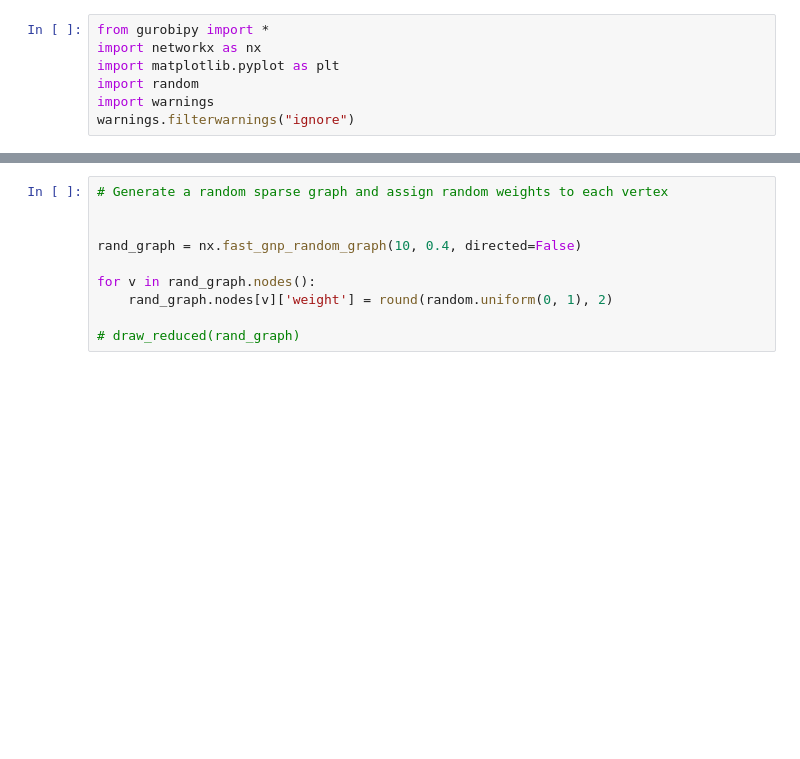
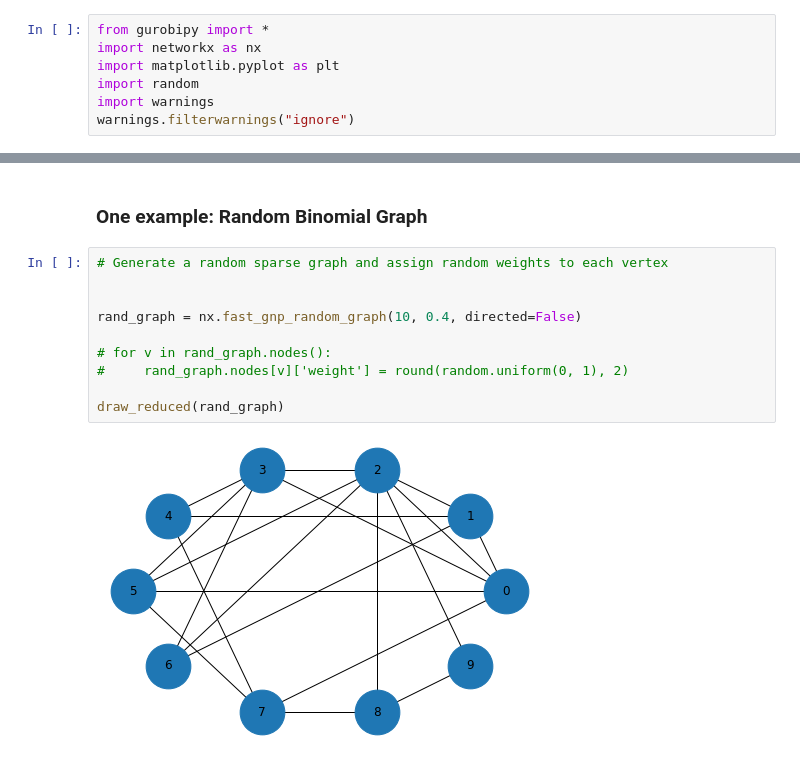
Before and after one commit to Zeyuzhao/DeepKidney, a Jupyter notebook: dataset_gen.ipynb, the cells around one changed output, grey strips where cells are left out. Cells and saved outputs as stored; diff of their text form; blank space fills up the shorter version.

```diff
--- a/dataset_gen.ipynb
+++ b/dataset_gen.ipynb
@@ -45,16 +67,20 @@ def compute_max_ind_set(graph, display = False):
             color_map[i] = "green"
         draw_reduced(graph, color_map)
     return soln
+# %% [markdown]
+### One example: Random Binomial Graph
 # %%
 # Generate a random sparse graph and assign random weights to each vertex
 
 
 rand_graph = nx.fast_gnp_random_graph(10, 0.4, directed=False)
 
-for v in rand_graph.nodes():
-    rand_graph.nodes[v]['weight'] = round(random.uniform(0, 1), 2)
+# for v in rand_graph.nodes():
+#     rand_graph.nodes[v]['weight'] = round(random.uniform(0, 1), 2)
 
-# draw_reduced(rand_graph)
+draw_reduced(rand_graph)
+# %% [output]
+[figure, added]
 # %%
 rand_output = compute_max_ind_set(rand_graph, display=True)
 # %% [output]
```
Also changed, not shown: parts of 6 cells of this notebook.
